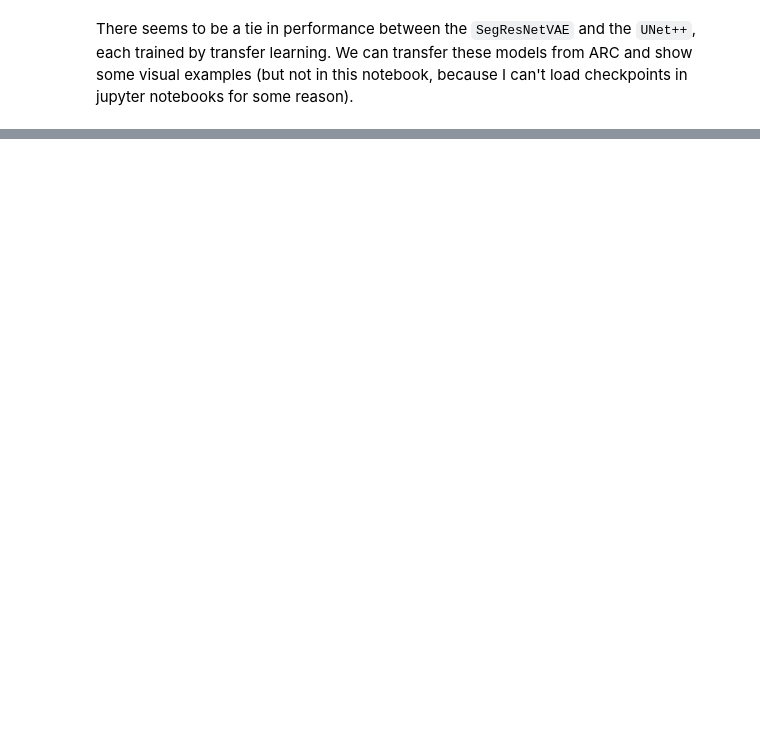
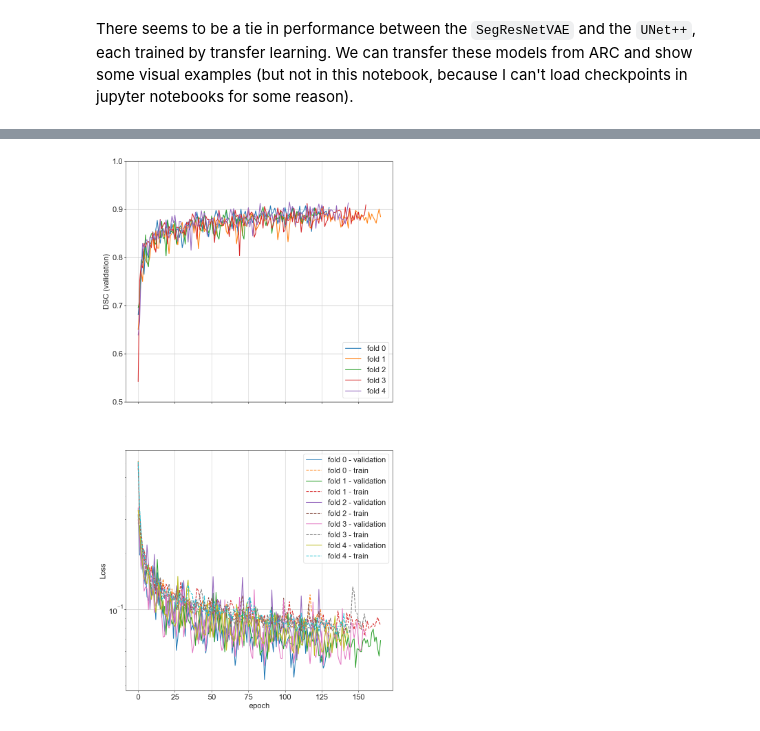
Before and after one commit to Bonelab/hrpqct-knee-segmentation, a Jupyter notebook: notebooks/analyze_knee_base_and_transfer_cv.ipynb, the cells around one changed output, grey strips where cells are left out. Drawn from its saved outputs; the diff is of its cells as text; code cells hidden in the pictures; blank space fills up the shorter version.

Commit message:
try using unetpp instead

```diff
--- a/notebooks/analyze_knee_base_and_transfer_cv.ipynb
+++ b/notebooks/analyze_knee_base_and_transfer_cv.ipynb
@@ -147,0 +175,25 @@ There seems to be a tie in performance between the `SegResNetVAE` and the `UNet+
+# %%
+unetpp_metrics_fns = glob(
+    path.join("..", "from_arc", "unetpp_3d_knee_transfer_cv", "*_f?", "metrics.csv")
+)
+unetpp_metrics_dfs = [pd.read_csv(fn) for fn in unetpp_metrics_fns]
+
+sns.set_style("ticks",{'axes.grid' : True})
+
+fig, axs = plt.subplots(2, 1, figsize=(10,20), sharex=True)
+
+
+for i, upp_df in enumerate(unetpp_metrics_dfs):
+    sns.lineplot(ax=axs[0], data=upp_df, x="epoch", y="val_dsc_0_epoch", label=f"fold {i}")
+    sns.lineplot(ax=axs[1], data=upp_df, x="epoch", y="val_loss_epoch", linestyle="-", label=f"fold {i} - validation")
+    sns.lineplot(ax=axs[1], data=upp_df, x="epoch", y="train_loss_epoch", linestyle="--", label=f"fold {i} - train")
+
+axs[0].set_ylim(0.5,1)
+axs[0].set_ylabel("DSC (validation)")
+
+axs[1].set_yscale("log")
+axs[1].set_ylabel("Loss")
+
+plt.show()
+# %% [output]
+[figure, added]
```
Also changed, not shown: parts of 3 cells of this notebook, 1 other file.
